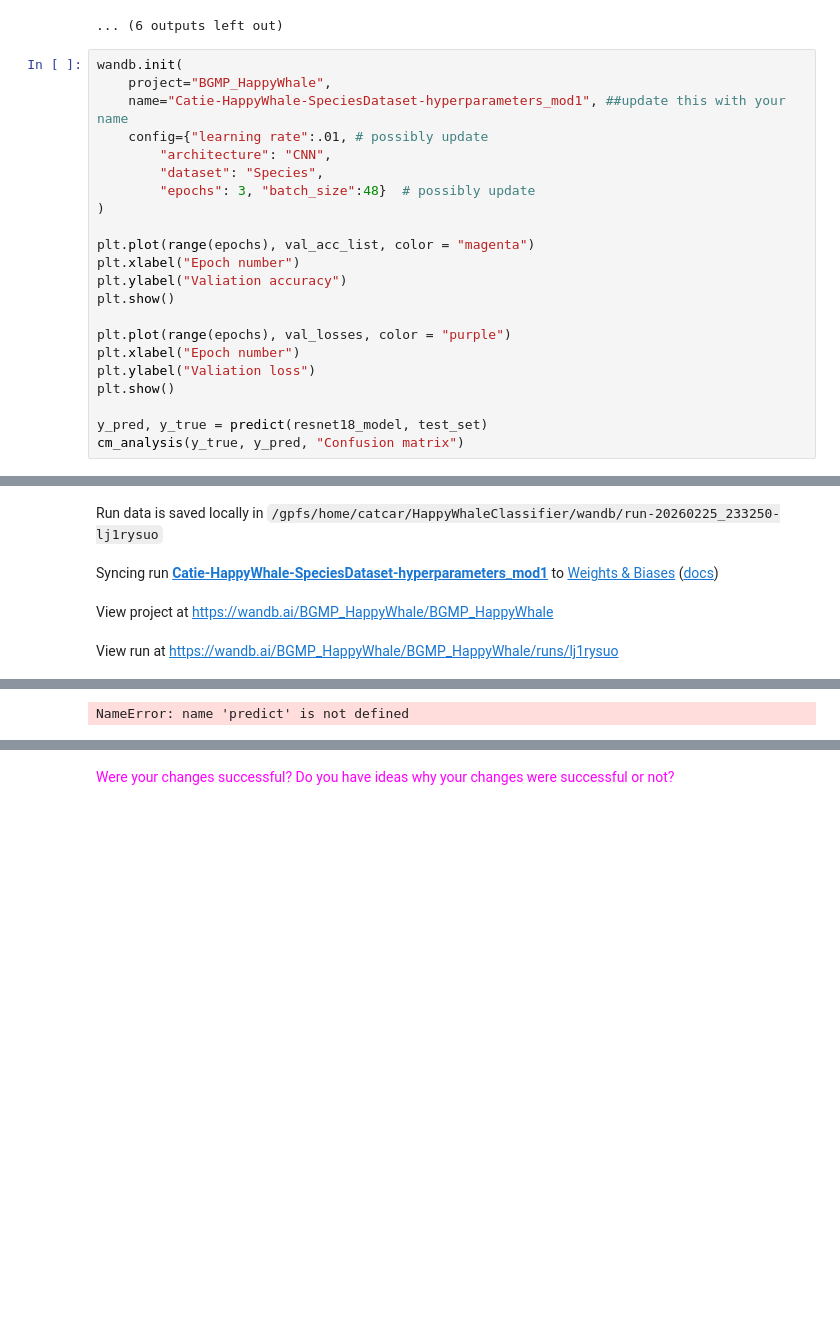
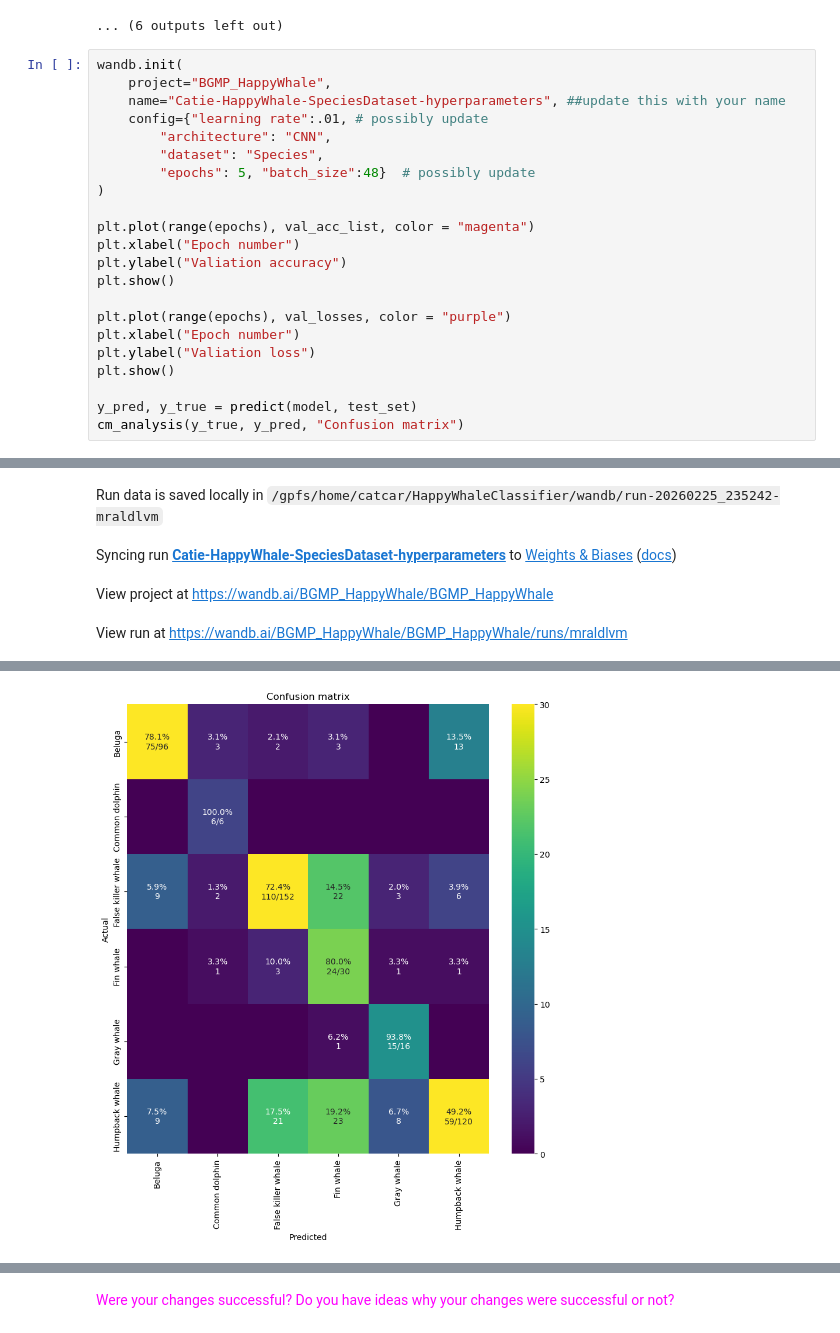
Before and after one commit to coreancutie/HappyWhaleClassifier, a Jupyter notebook: ML_assignment_whale_species.ipynb, the cells around one changed output, grey strips where cells are left out. Drawn from its saved outputs; the diff is of its cells as text; blank space fills up the shorter version.

```diff
--- a/ML_assignment_whale_species.ipynb
+++ b/ML_assignment_whale_species.ipynb
@@ -899,11 +903,11 @@ Epoch [5/5] Train Loss: 0.5541 | Train Acc: 79.69% | Val Acc: 69.79% | Val Loss:
 # %%
 wandb.init(
     project="BGMP_HappyWhale",
-    name="Catie-HappyWhale-SpeciesDataset-hyperparameters_mod1", ##update this with your name
+    name="Catie-HappyWhale-SpeciesDataset-hyperparameters", ##update this with your name
     config={"learning rate":.01, # possibly update
         "architecture": "CNN",
         "dataset": "Species",
-        "epochs": 3, "batch_size":48}  # possibly update
+        "epochs": 5, "batch_size":48}  # possibly update
 )
 
 plt.plot(range(epochs), val_acc_list, color = "magenta")
@@ -916,7 +920,7 @@ plt.xlabel("Epoch number")
 plt.ylabel("Valiation loss")
 plt.show()
 
-y_pred, y_true = predict(resnet18_model, test_set)
+y_pred, y_true = predict(model, test_set)
 cm_analysis(y_true, y_pred, "Confusion matrix")
 # %% [output]
 Finishing previous runs because reinit is set to 'default'.
@@ -928,9 +932,9 @@ Find logs at: ./wandb/run-20260225_231750-ovv76b0g/logs
 [interactive output not drawn]
 Tracking run with wandb version 0.25.0
-Run data is saved locally in /gpfs/home/catcar/HappyWhaleClassifier/wandb/run-20260225_233250-lj1rysuo
+Run data is saved locally in /gpfs/home/catcar/HappyWhaleClassifier/wandb/run-20260225_235242-mraldlvm
-Syncing run Catie-HappyWhale-SpeciesDataset-hyperparameters_mod1 to Weights & Biases (docs)
+Syncing run Catie-HappyWhale-SpeciesDataset-hyperparameters to Weights & Biases (docs)
 View project at https://wandb.ai/BGMP_HappyWhale/BGMP_HappyWhale
-View run at https://wandb.ai/BGMP_HappyWhale/BGMP_HappyWhale/runs/lj1rysuo
+View run at https://wandb.ai/BGMP_HappyWhale/BGMP_HappyWhale/runs/mraldlvm
 [figure]
 [figure]
-NameError: name 'predict' is not defined
+[figure, added]
```
Also changed, not shown: parts of 24 cells of this notebook.
